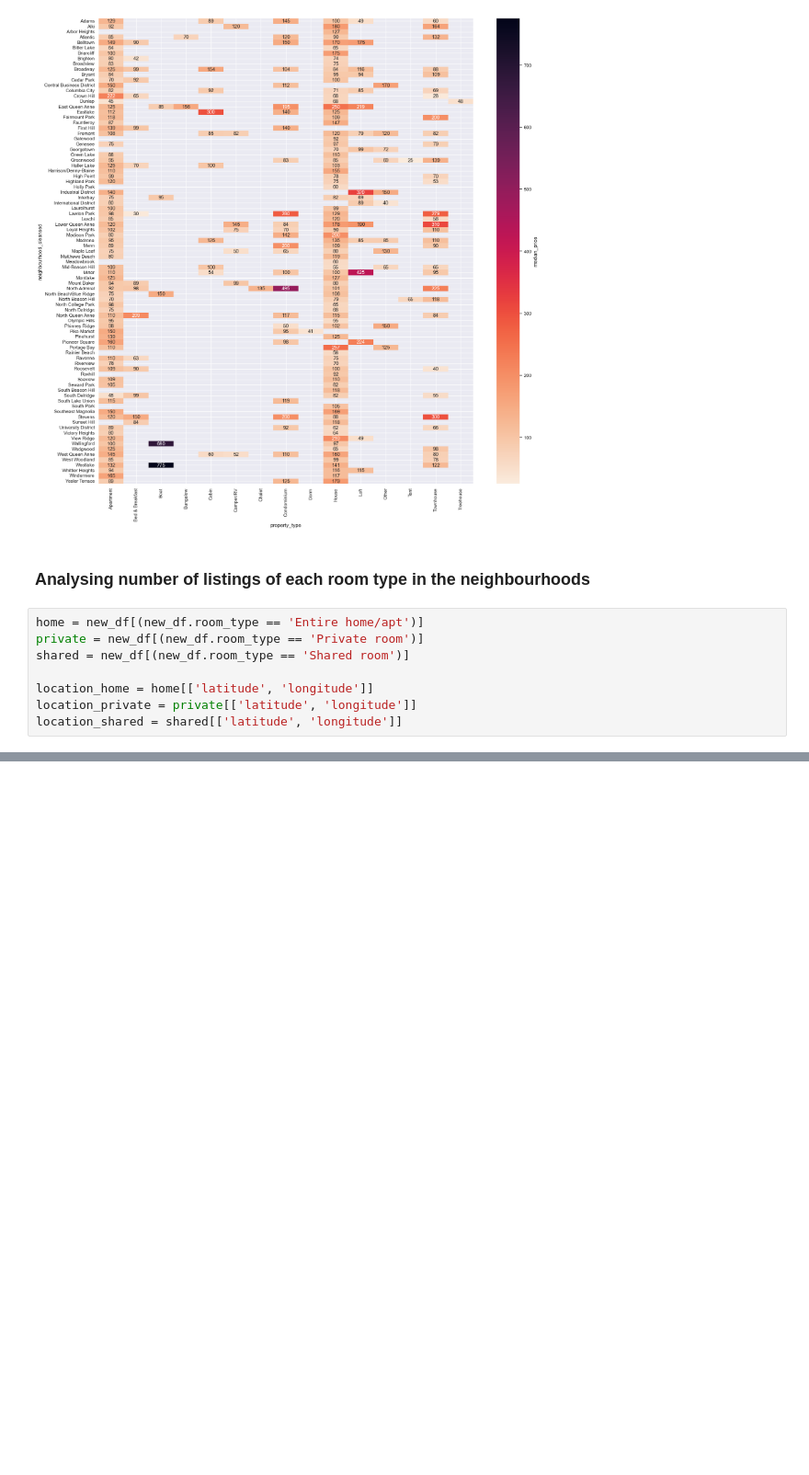
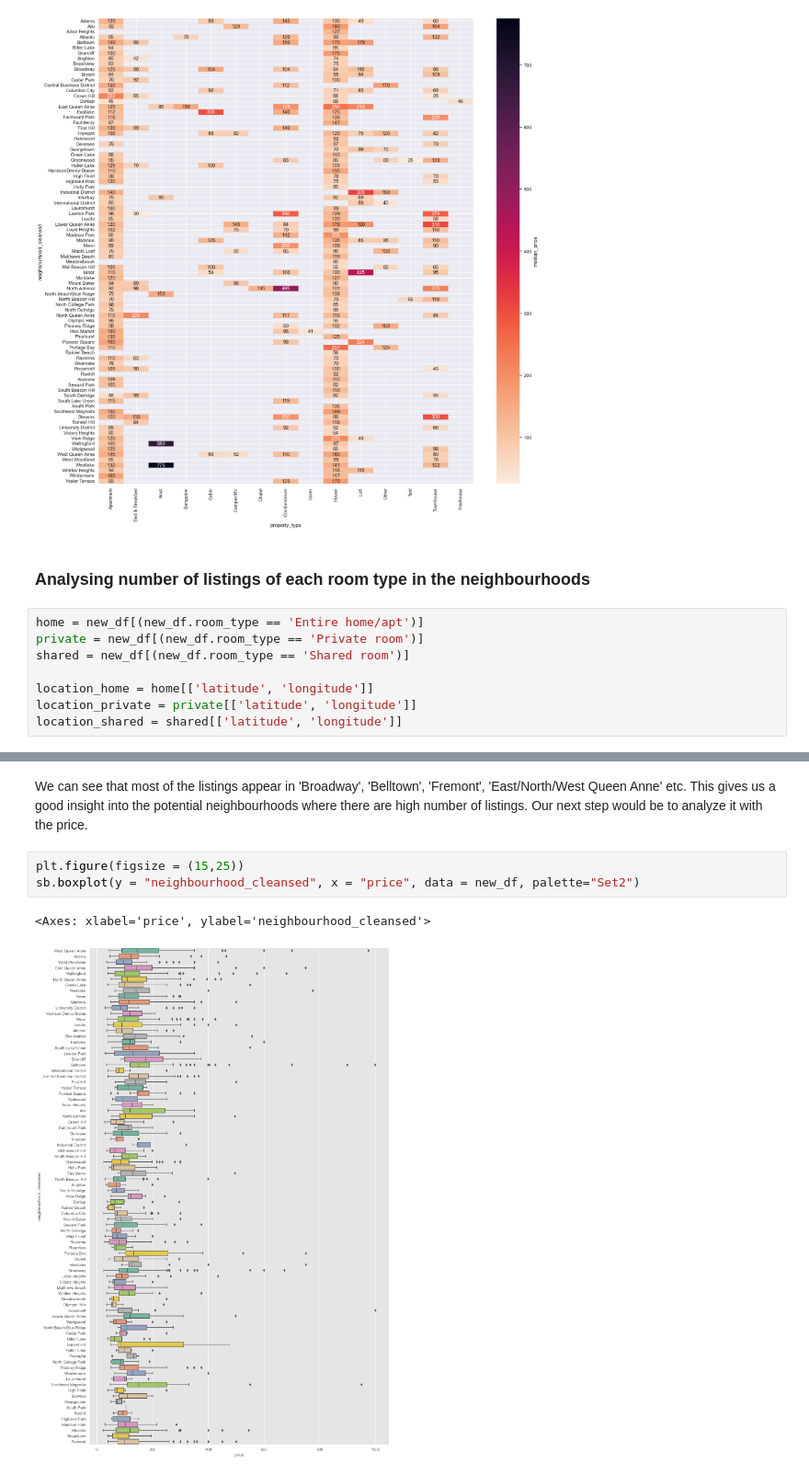
Before and after one commit to bhavya-06darshnik/Airbnb_Data_Analysis, a Jupyter notebook: EDA_2.ipynb, the cells around one changed output, grey strips where cells are left out. Shown at 92% size. Cells and saved outputs as stored; diff of their text form; blank space fills up the shorter version.

```diff
--- a/EDA_2.ipynb
+++ b/EDA_2.ipynb
@@ -135,0 +190,8 @@ show(plot)
+# %% [markdown]
+We can see that most of the listings appear in 'Broadway', 'Belltown', 'Fremont', 'East/North/West Queen Anne' etc. This gives us a good insight into the potential neighbourhoods where there are high number of listings. Our next step would be to analyze it with the price.
+# %%
+plt.figure(figsize = (15,25))
+sb.boxplot(y = "neighbourhood_cleansed", x = "price", data = new_df, palette="Set2")
+# %% [output]
+<Axes: xlabel='price', ylabel='neighbourhood_cleansed'>
+[figure, added]
```
Also changed, not shown: parts of 8 cells of this notebook, 1 other file.
